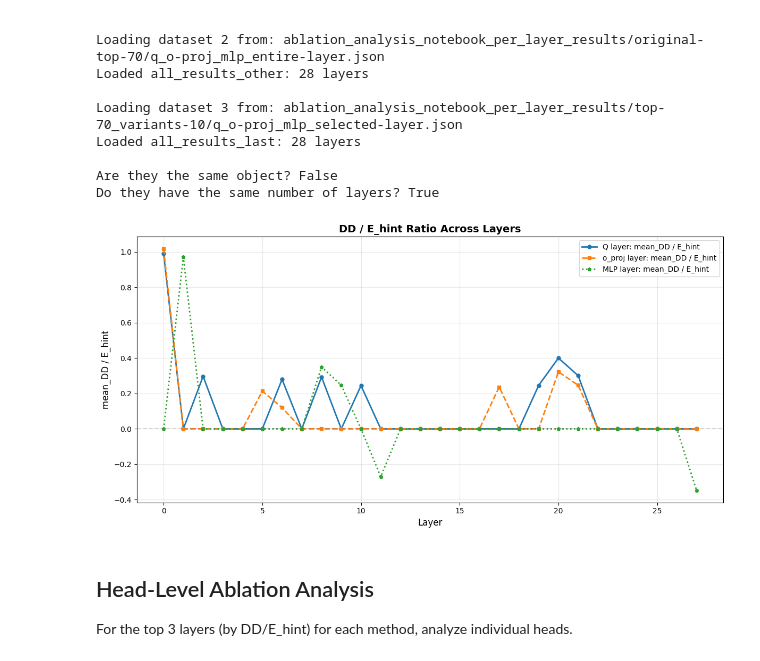
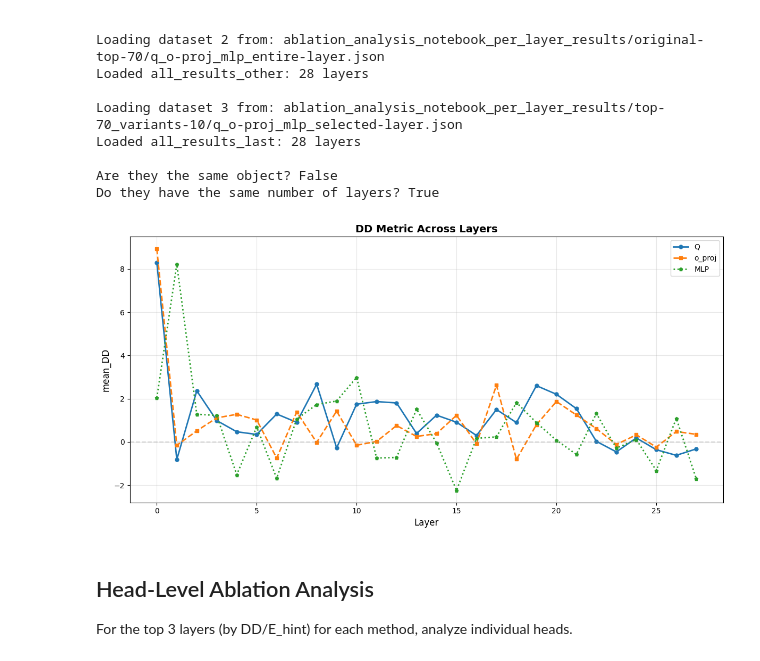
Before and after one commit to vrathi101/mats_10.0_app, a Jupyter notebook: gsm8k_ablation_analysis.ipynb, the cells around one changed output. Drawn from its saved outputs; the diff is of its cells as text; code cells hidden in the pictures.

```diff
--- a/gsm8k_ablation_analysis.ipynb
+++ b/gsm8k_ablation_analysis.ipynb
@@ -650,54 +650,51 @@ def plot_dd_over_ehint_by_layer(results_dict):
     mlp_ratio = []
 
     for l in layers:
-        # Q layer: mean(DD) / mean(E_hint)
+        # Q layer: mean(DD)
         if results_dict[l]["q"] is not None:
             q_dd = np.mean([r["DD"] for r in results_dict[l]["q"]])
-            q_e_hint = np.mean([r["E_hint"] for r in results_dict[l]["q"]])
-            q_ratio.append(q_dd / q_e_hint if q_e_hint != 0 else 0)
+            q_ratio.append(q_dd)
         else:
             q_ratio.append(0)  # Display as 0 if not computed
 
         # o_proj layer
         if results_dict[l]["o_proj"] is not None:
             o_proj_dd = np.mean([r["DD"] for r in results_dict[l]["o_proj"]])
-            o_proj_e_hint = np.mean([r["E_hint"] for r in results_dict[l]["o_proj"]])
-            o_proj_ratio.append(o_proj_dd / o_proj_e_hint if o_proj_e_hint != 0 else 0)
+            o_proj_ratio.append(o_proj_dd)
         else:
             o_proj_ratio.append(0)  # Display as 0 if not computed
 
         # MLP layer
         if results_dict[l]["mlp"] is not None:
             mlp_dd = np.mean([r["DD"] for r in results_dict[l]["mlp"]])
-            mlp_e_hint = np.mean([r["E_hint"] for r in results_dict[l]["mlp"]])
-            mlp_ratio.append(mlp_dd / mlp_e_hint if mlp_e_hint != 0 else 0)
+            mlp_ratio.append(mlp_dd)
         else:
             mlp_ratio.append(0)  # Display as 0 if not computed
 
     # Plot
     fig, ax = plt.subplots(figsize=(12, 6))
 
-    ax.plot(layers, q_ratio, marker="o", label="Q layer: mean_DD / E_hint", linewidth=2, markersize=5, color="C0")
-    ax.plot(layers, o_proj_ratio, marker="s", label="o_proj layer: mean_DD / E_hint", linewidth=2, markersize=5, color="C1", linestyle="--")
-    ax.plot(layers, mlp_ratio, marker="p", label="MLP layer: mean_DD / E_hint", linewidth=2, markersize=5, color="C2", linestyle=":")
+    ax.plot(layers, q_ratio, marker="o", label="Q", linewidth=2, markersize=5, color="C0")
+    ax.plot(layers, o_proj_ratio, marker="s", label="o_proj", linewidth=2, markersize=5, color="C1", linestyle="--")
+    ax.plot(layers, mlp_ratio, marker="p", label="MLP", linewidth=2, markersize=5, color="C2", linestyle=":")
 
     ax.axhline(y=0, color="gray", linestyle="--", alpha=0.3)
     ax.set_xlabel("Layer", fontsize=12)
-    ax.set_ylabel("mean_DD / E_hint", fontsize=12)
-    ax.set_title("DD / E_hint Ratio Across Layers", fontsize=14, fontweight="bold")
+    ax.set_ylabel("mean_DD", fontsize=12)
+    ax.set_title("DD Metric Across Layers", fontsize=14, fontweight="bold")
     ax.legend(loc="best", fontsize=10)
     ax.grid(True, alpha=0.3)
 
     plt.tight_layout()
     # plt.savefig(output_filename, dpi=150, bbox_inches="tight")
     plt.show()
 
 # Plot for all_results
-plot_dd_over_ehint_by_layer(all_results_last)
+plot_dd_over_ehint_by_layer(all_results_other)
 # Plot for all_results_other
 # plot_dd_over_ehint_by_layer(all_results_other, "dd_over_ehint_by_layer_other.png")
 # %% [output]
-[figure, old version]
+[figure, new version]
 # %% [markdown]
 ## Head-Level Ablation Analysis
 
```
Also changed, not shown: 5 other files.
